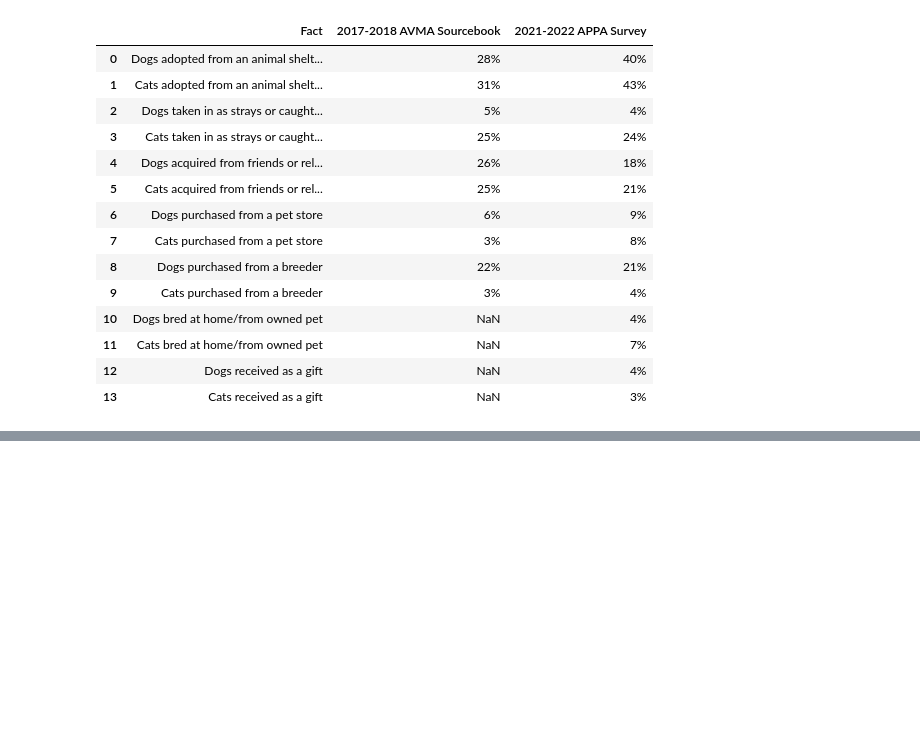
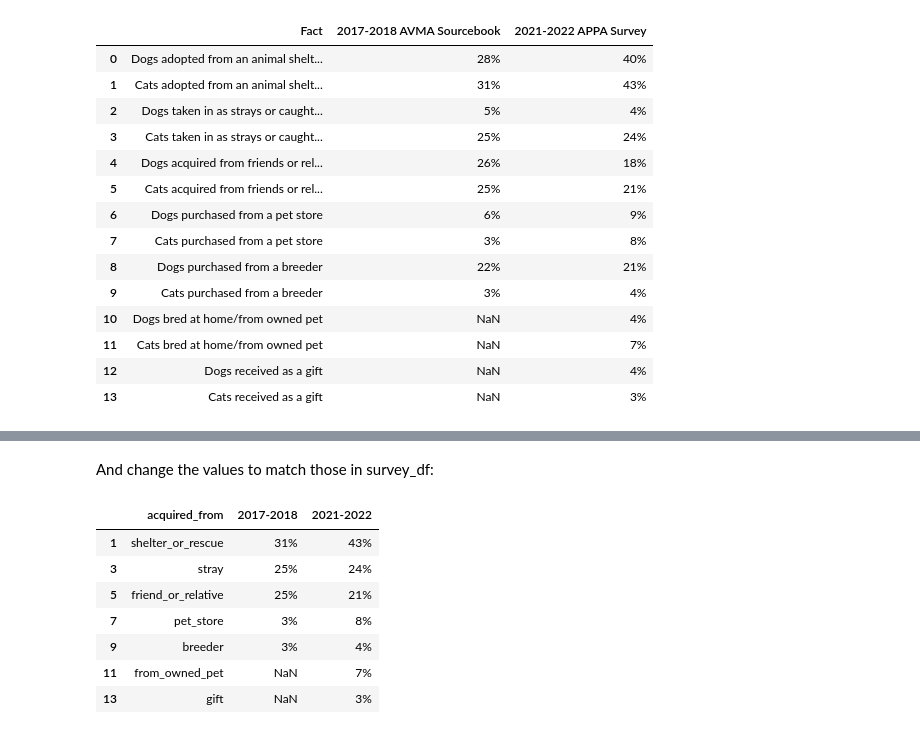
Before and after one commit to BlueKYGirl/purrfect_purrsonalities, a Jupyter notebook: purrfect_purrsonalities.ipynb, the cells around one changed output, grey strips where cells are left out. Drawn from its saved outputs; the diff is of its cells as text; code cells hidden in the pictures; blank space fills up the shorter version.

```diff
--- a/purrfect_purrsonalities.ipynb
+++ b/purrfect_purrsonalities.ipynb
@@ -483,0 +514,23 @@ humane_df = humane_df[3]
+# %% [markdown]
+And change the values to match those in survey_df:
+# %%
+replacement_dict2 = {
+    'Cats acquired from friends or relatives' : 'friend_or_relative',
+    'Cats adopted from an animal shelter or rescue group (may include adoptions via pet stores)' : 'shelter_or_rescue',
+    'Cats taken in as strays or caught outside' : 'stray',
+    'Cats purchased from a pet store' : 'pet_store',
+    'Cats received as a gift' : 'gift',
+    'Cats purchased from a breeder' : 'breeder',
+    'Cats bred at home/from owned pet' : 'from_owned_pet'
+}
+humane_df['acquired_from'] = humane_df['acquired_from'].replace(replacement_dict2)
+humane_df
+# %% [output]
+|  | acquired_from | 2017-2018 | 2021-2022 |
+| 1 | shelter_or_rescue | 31% | 43% |
+| 3 | stray | 25% | 24% |
+| 5 | friend_or_relative | 25% | 21% |
+| 7 | pet_store | 3% | 8% |
+| 9 | breeder | 3% | 4% |
+| 11 | from_owned_pet | NaN | 7% |
+| 13 | gift | NaN | 3% |
```
Also changed, not shown: parts of 10 cells of this notebook.
